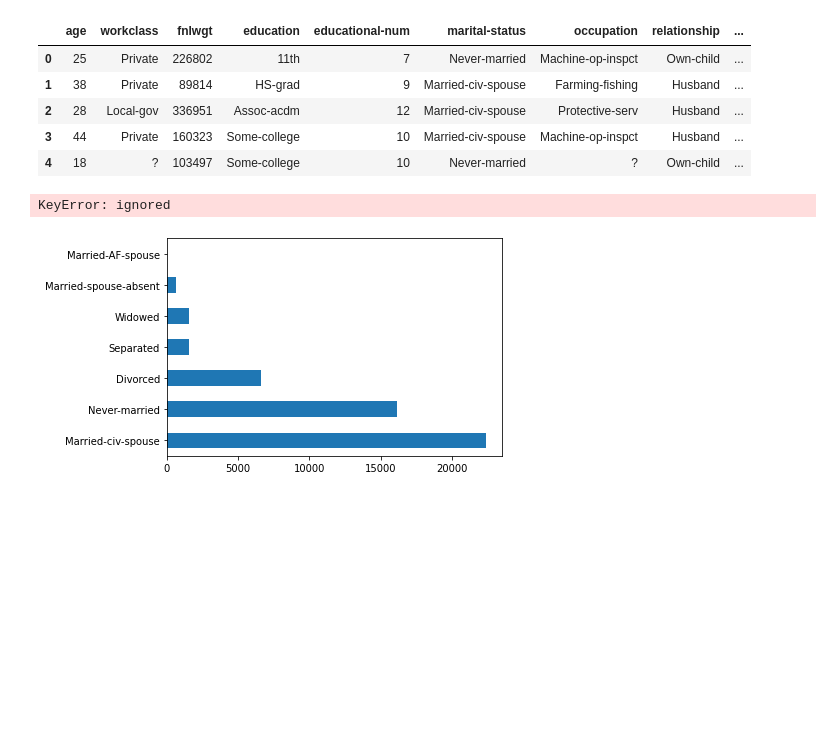
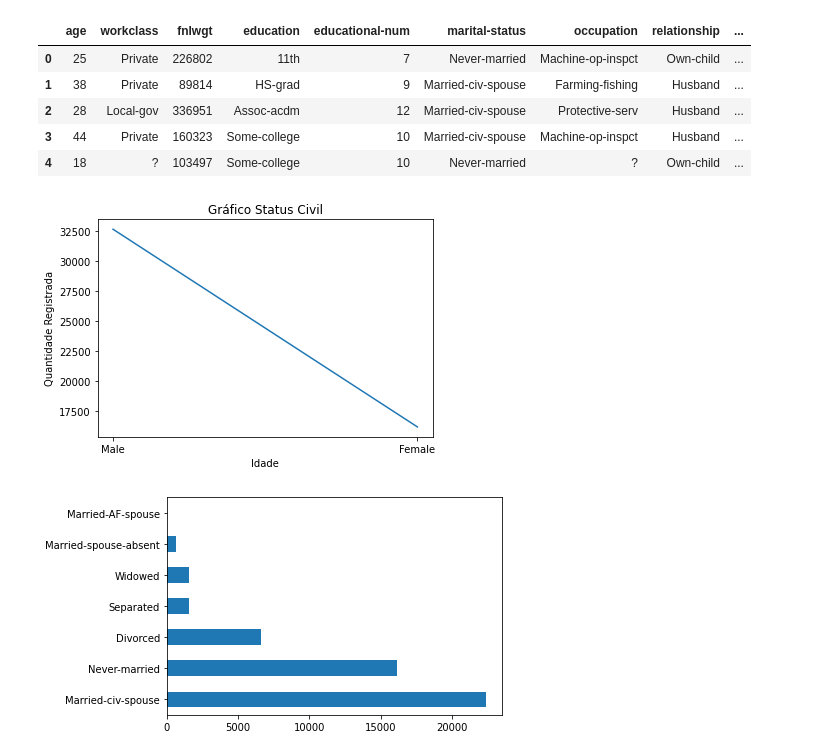
Before and after one commit to leonardojupiter/ciencia-de-dados-adult, a Jupyter notebook: ciencia_de_dados_adult.ipynb, the cells around one changed output. Drawn from its saved outputs; the diff is of its cells as text; code cells hidden in the pictures; blank space fills up the shorter version.

```diff
--- a/ciencia_de_dados_adult.ipynb
+++ b/ciencia_de_dados_adult.ipynb
@@ -116,13 +122,13 @@ adult_kaggle.head()
 | 3 | 44 | Private | 160323 | Some-college | 10 | Married-civ-spouse | Machine-op-inspct | Husband | ... |
 | 4 | 18 | ? | 103497 | Some-college | 10 | Never-married | ? | Own-child | ... |
 # %%
-plt.plot(adult_kaggle['class'].value_counts())
+plt.plot(adult_kaggle['gender'].value_counts())
 plt.title('Gráfico Status Civil')
 plt.xlabel('Idade')
 plt.ylabel('Quantidade Registrada')
 plt.show()
 # %% [output]
-KeyError: ignored
+[figure, added]
 # %%
 adult['marital-status'].value_counts().plot.barh(stacked=True)
 plt.show()
```
Also changed, not shown: parts of 4 cells of this notebook.
